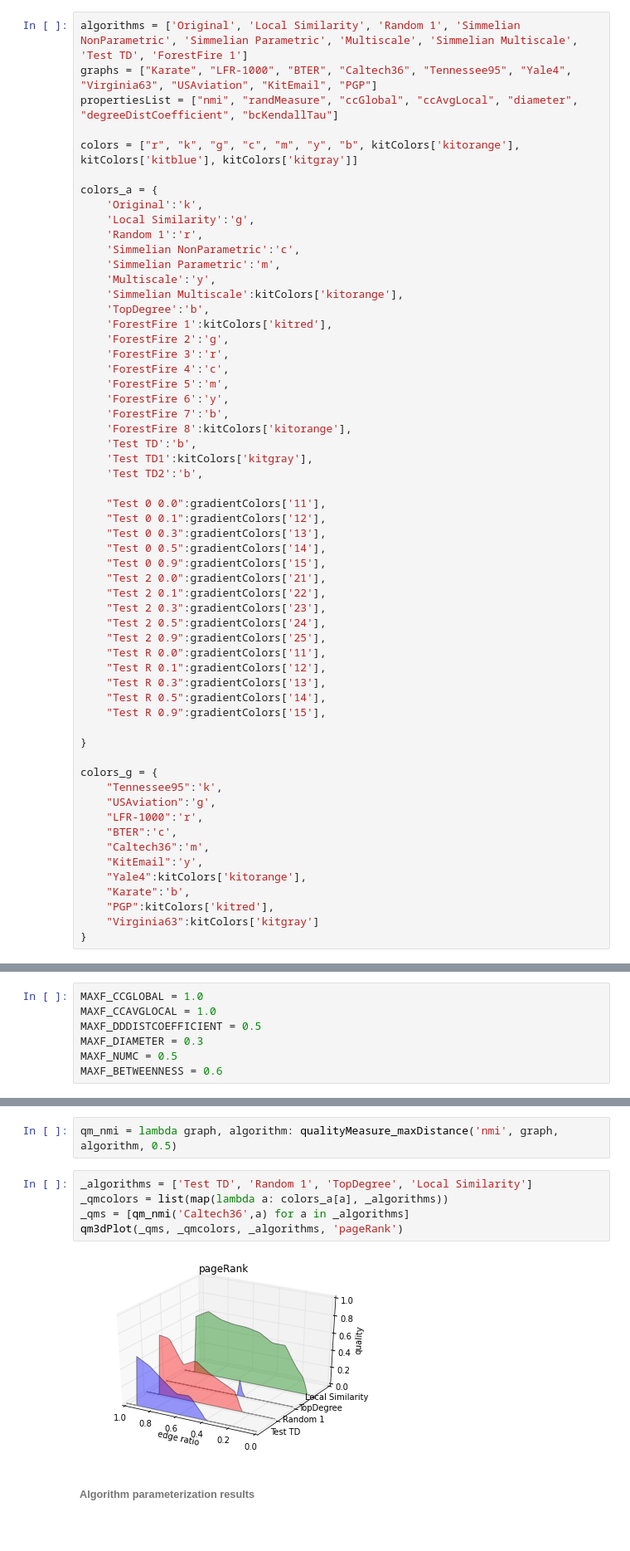
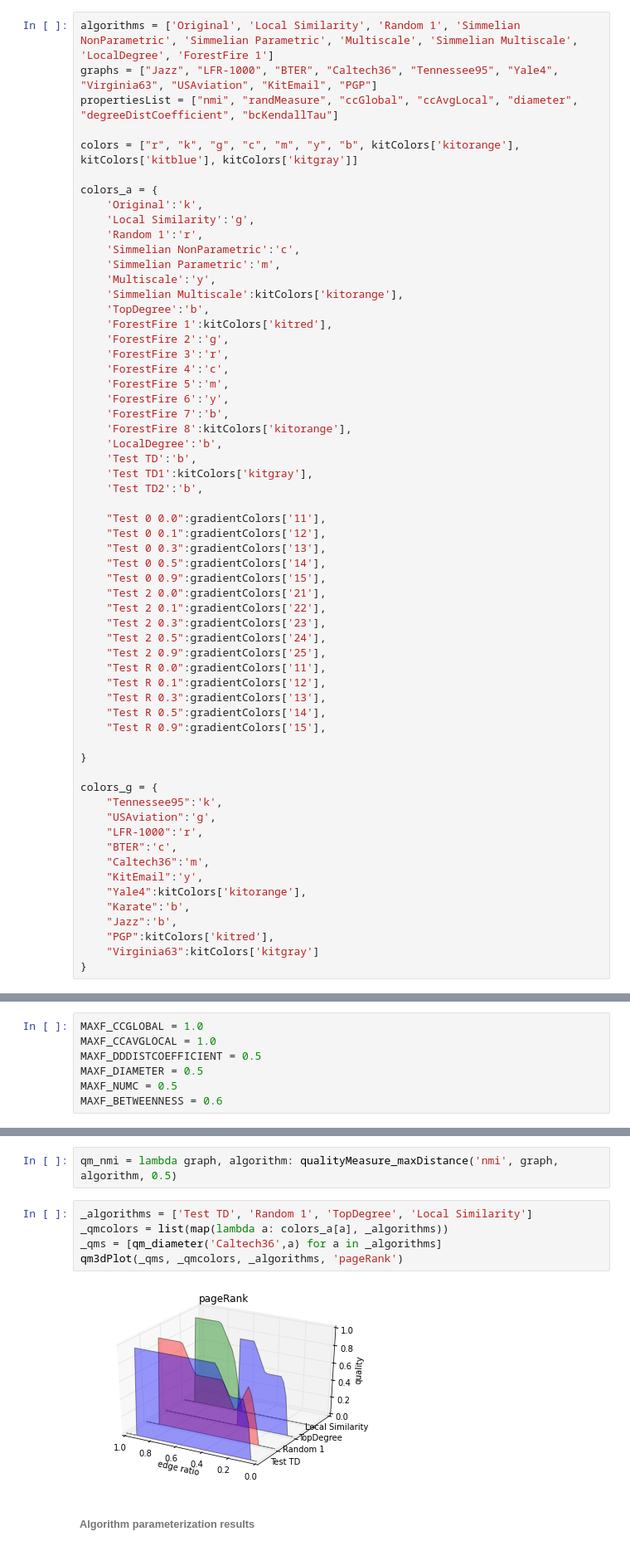
Before and after one commit to kit-parco/networkit-hyperbolic-kd, a Jupyter notebook: Doc/Notebooks/BackboneStatistics.ipynb, the cells around one changed output, grey strips where cells are left out. Shown at 83% size. Drawn from its saved outputs; the diff is of its cells as text.

```diff
--- a/Doc/Notebooks/BackboneStatistics.ipynb
+++ b/Doc/Notebooks/BackboneStatistics.ipynb
@@ -105,8 +105,8 @@ def plot_by_edgeratio(gaPairs, prop, fixed='Graph', showOriginal=True):
     plt.ylabel(prop)
     return plots
 # %%
-algorithms = ['Original', 'Local Similarity', 'Random 1', 'Simmelian NonParametric', 'Simmelian Parametric', 'Multiscale', 'Simmelian Multiscale', 'Test TD', 'ForestFire 1']
-graphs = ["Karate", "LFR-1000", "BTER", "Caltech36", "Tennessee95", "Yale4", "Virginia63", "USAviation", "KitEmail", "PGP"]
+algorithms = ['Original', 'Local Similarity', 'Random 1', 'Simmelian NonParametric', 'Simmelian Parametric', 'Multiscale', 'Simmelian Multiscale', 'LocalDegree', 'ForestFire 1']
+graphs = ["Jazz", "LFR-1000", "BTER", "Caltech36", "Tennessee95", "Yale4", "Virginia63", "USAviation", "KitEmail", "PGP"]
 propertiesList = ["nmi", "randMeasure", "ccGlobal", "ccAvgLocal", "diameter", "degreeDistCoefficient", "bcKendallTau"]
 
 colors = ["r", "k", "g", "c", "m", "y", "b", kitColors['kitorange'], kitColors['kitblue'], kitColors['kitgray']]
@@ -128,6 +128,7 @@ colors_a = {
     'ForestFire 6':'y',
     'ForestFire 7':'b',
     'ForestFire 8':kitColors['kitorange'],
+    'LocalDegree':'b',
     'Test TD':'b',
     'Test TD1':kitColors['kitgray'],
     'Test TD2':'b',
@@ -159,6 +160,7 @@ colors_g = {
     "KitEmail":'y',
     "Yale4":kitColors['kitorange'],
     "Karate":'b',
+    "Jazz":'b',
     "PGP":kitColors['kitred'],
     "Virginia63":kitColors['kitgray']
 }
@@ -168,7 +170,7 @@ colors_g = {
 MAXF_CCGLOBAL = 1.0
 MAXF_CCAVGLOCAL = 1.0
 MAXF_DDDISTCOEFFICIENT = 0.5
-MAXF_DIAMETER = 0.3
+MAXF_DIAMETER = 0.5
 MAXF_NUMC = 0.5
 MAXF_BETWEENNESS = 0.6
 # %% [markdown]
@@ -766,10 +761,10 @@ qm_nmi = lambda graph, algorithm: qualityMeasure_maxDistance('nmi', graph, algor
 # %%
 _algorithms = ['Test TD', 'Random 1', 'TopDegree', 'Local Similarity']
 _qmcolors = list(map(lambda a: colors_a[a], _algorithms))
-_qms = [qm_nmi('Caltech36',a) for a in _algorithms]
+_qms = [qm_diameter('Caltech36',a) for a in _algorithms]
 qm3dPlot(_qms, _qmcolors, _algorithms, 'pageRank')
 # %% [output]
-[figure, old version]
+[figure, new version]
 # %% [markdown]
 ###### Algorithm parameterization results
 # %%
```
Also changed, not shown: parts of 9 cells of this notebook, 5 other files.
